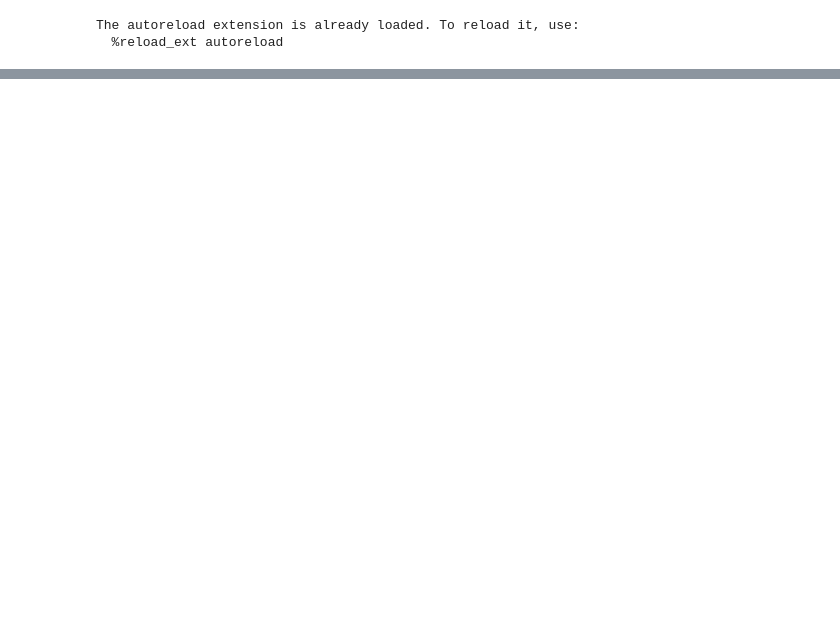
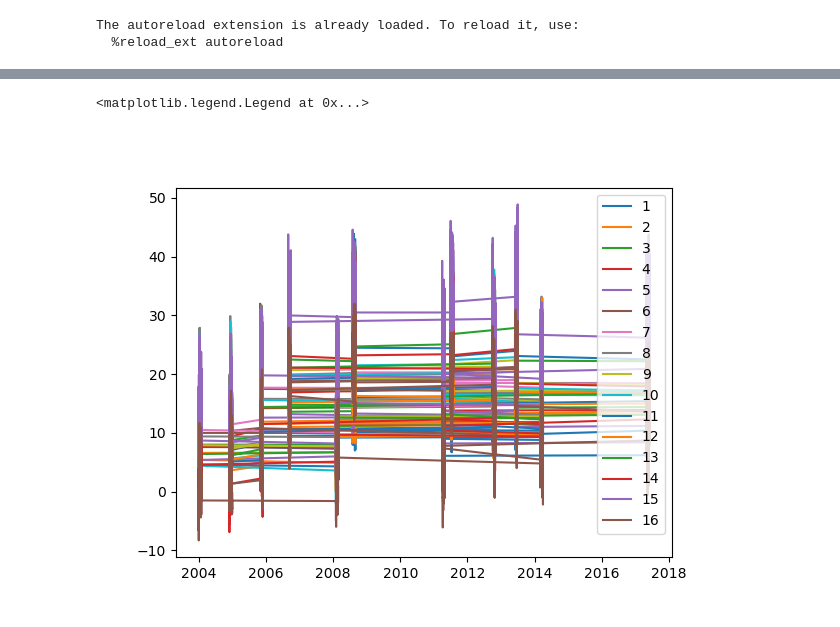
Before and after one commit to nbachand/graphBEM, a Jupyter notebook: energyPlus/weather.ipynb, the cells around one changed output, grey strips where cells are left out. Drawn from its saved outputs; the diff is of its cells as text; code cells hidden in the pictures; blank space fills up the shorter version.

Commit message:
sampling weather data from climate zone sources

```diff
--- a/energyPlus/weather.ipynb
+++ b/energyPlus/weather.ipynb
@@ -41,6 +16,0 @@ Index(['Year', 'Month', 'Day', 'Hour', 'Minute',
-# %%
-groundTemps = a.headers["GROUND TEMPERATURES"]
-display(len(groundTemps))
-
-uniqueMonths = a.dataframe.index.year.values + a.dataframe.index.month.values/100
-len(np.unique(uniqueMonths))
@@ -49,0 +167,13 @@ len(np.unique(uniqueMonths))
+# %%
+climate_zones = pd.read_csv("./weather/CA_climate_zones.csv", index_col=0).to_dict(orient="index")
+data = pd.DataFrame()
+for zone, info in climate_zones.items():
+    epw_file = f"./weather/CAClimateZones/{info['WeatherFile']}/{info['WeatherFile']}.epw"
+    zoneData = process_epw_file(epw_file, verbose=True)
+    zoneData["City"] = info["City"]
+    zoneData["Latitude"] = info["Latitude"]
+    zoneData["Longitude"] = info["Longitude"]
+    zoneData["Elevation"] = info["Elevation"]
+    zoneData["ClimateZone"] = zone
+    data = pd.concat([data, zoneData], axis="index")
+    pass
@@ -49,0 +296,9 @@ len(np.unique(uniqueMonths))
+# %%
+fig, ax = plt.subplots()
+for zone in climate_zones:
+    zoneData = data[data["ClimateZone"]==zone]
+    ax.plot(zoneData.index, zoneData["Dry Bulb Temperature"], label=zone)
+ax.legend()
+# %% [output]
+<matplotlib.legend.Legend at 0x...>
+[figure, added]
```
Also changed, not shown: parts of 9 cells of this notebook.
